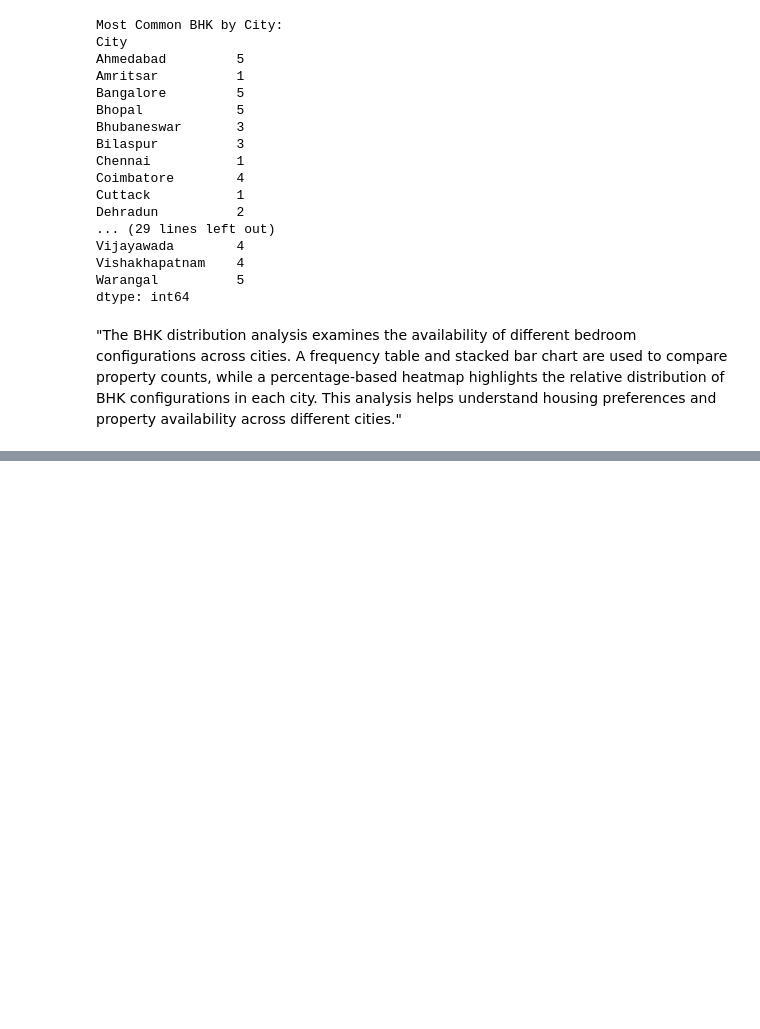
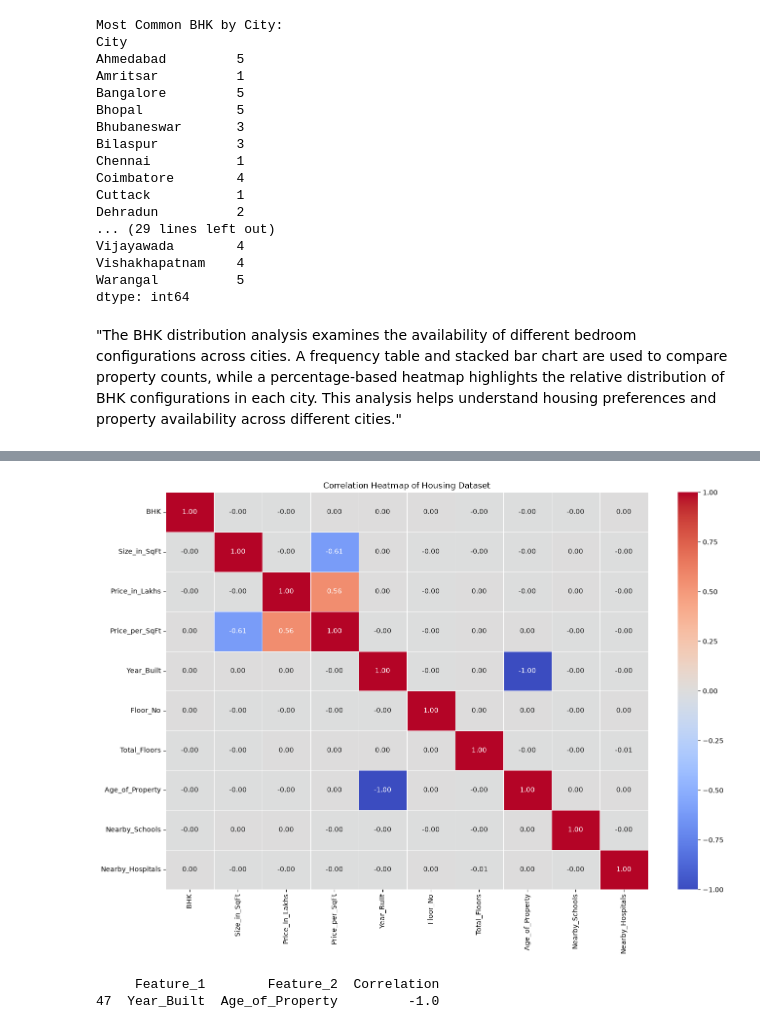
Before and after one commit to shakti-mankar/Data_Analyst_internship_projects, a Jupyter notebook: 3rd project/Notebooks/EDA.ipynb, the cells around one changed output, grey strips where cells are left out. Cells and saved outputs as stored; diff of their text form; code cells hidden in the pictures; blank space fills up the shorter version.

```diff
--- a/3rd project/Notebooks/EDA.ipynb
+++ b/3rd project/Notebooks/EDA.ipynb
@@ -938,0 +1045,7 @@ dtype: int64
+# %%
+numeric_df = numeric_df.drop(
+    columns=["ID"],
+    errors="ignore"
+)
+
+print(numeric_df.head())
@@ -938,0 +1066,4 @@ dtype: int64
+# %%
+correlation_matrix = numeric_df.corr()
+
+print(correlation_matrix)
@@ -938,0 +1088,51 @@ dtype: int64
+# %%
+plt.figure(figsize=(14, 10))
+
+sns.heatmap(
+    correlation_matrix,
+    annot=True,
+    cmap="coolwarm",
+    fmt=".2f",
+    linewidths=0.5
+)
+
+plt.title("Correlation Heatmap of Housing Dataset")
+
+plt.tight_layout()
+plt.show()
+# %% [output]
+[figure, added]
+# %%
+# Get upper triangle of correlation matrix
+
+upper_triangle = correlation_matrix.where(
+    np.triu(
+        np.ones(correlation_matrix.shape),
+        k=1
+    ).astype(bool)
+)
+
+# Find highly correlated pairs
+
+high_corr = upper_triangle.stack().reset_index()
+
+high_corr.columns = [
+    "Feature_1",
+    "Feature_2",
+    "Correlation"
+]
+
+high_corr = high_corr[
+    high_corr["Correlation"].abs() >= 0.70
+]
+
+high_corr = high_corr.sort_values(
+    by="Correlation",
+    key=abs,
+    ascending=False
+)
+
+print(high_corr)
+# %% [output]
+     Feature_1        Feature_2  Correlation
+47  Year_Built  Age_of_Property         -1.0
```
Also changed, not shown: parts of 63 cells of this notebook.
